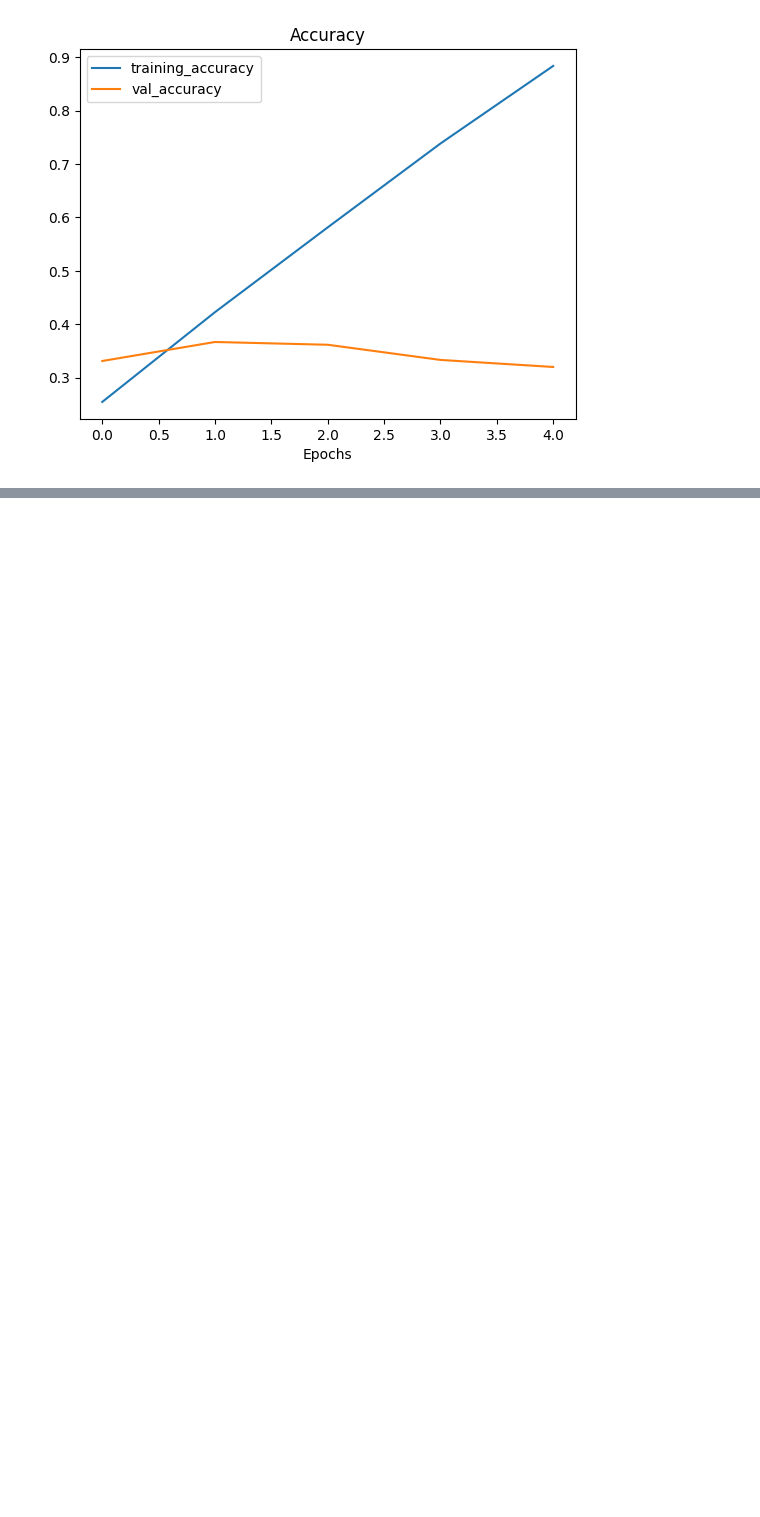
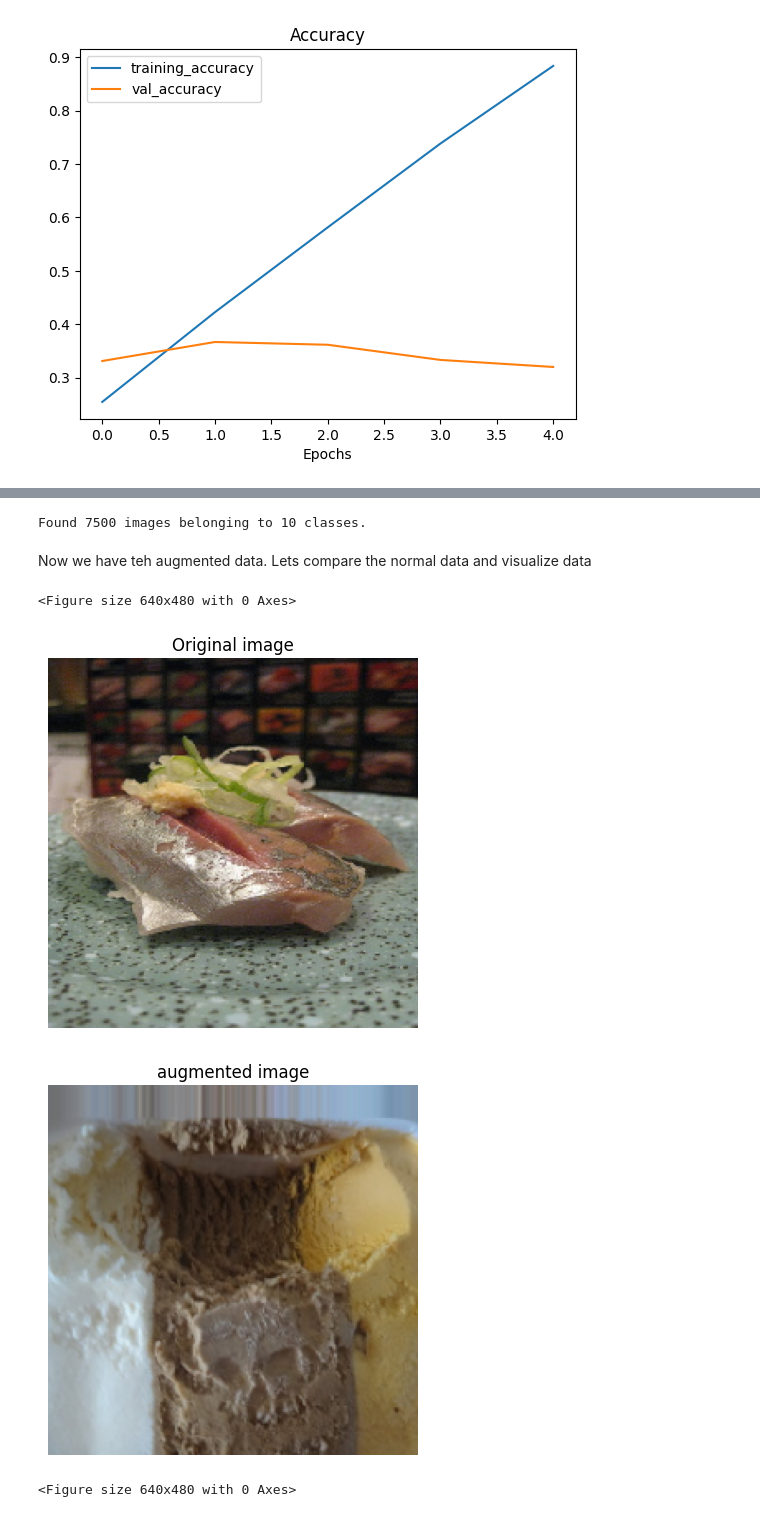
Before and after one commit to Flutevishnu/CNN-model, a Jupyter notebook: CNN_Multi_Class.ipynb, the cells around one changed output, grey strips where cells are left out. Cells and saved outputs as stored; diff of their text form; code cells hidden in the pictures; blank space fills up the shorter version.

Commit message:
Model_2  is created and trained
model_2 is  trained  with  augmented data to  reduce overfit, but model_2 is not accuracy

```diff
--- a/CNN_Multi_Class.ipynb
+++ b/CNN_Multi_Class.ipynb
@@ -273,0 +280,35 @@ plot_loss_curve(history_1)
+# %%
+train_datagen_augmented = ImageDataGenerator(rescale=1/255.,
+                                             rotation_range=20,
+                                             width_shift_range=0.2,
+                                             height_shift_range=0.2,
+                                             zoom_range=0.2,
+                                             horizontal_flip=True)
+
+
+train_data_augmented = train_datagen_augmented.flow_from_directory(train_dir,
+                                                                   target_size=(224, 224),
+                                                                   batch_size=32,
+                                                                   class_mode='categorical')
+# %% [output]
+Found 7500 images belonging to 10 classes.
+# %% [markdown]
+Now we have teh augmented data. Lets compare the normal data and visualize data
+# %%
+images, labels = train_data.next()
+augmented_images, augmented_labels = train_data_augmented.next()
+# %%
+random_number = random.randint(0, 31)
+plt.imshow(images[random_number])
+plt.title(f"Original image")
+plt.axis(False)
+plt.figure()
+plt.imshow(augmented_images[random_number])
+plt.title(f"augmented image")
+plt.axis(False)
+plt.figure()
+# %% [output]
+<Figure size 640x480 with 0 Axes>
+[figure, added]
+[figure, added]
+<Figure size 640x480 with 0 Axes>
```
Also changed, not shown: parts of 15 cells of this notebook, 1 other file.
